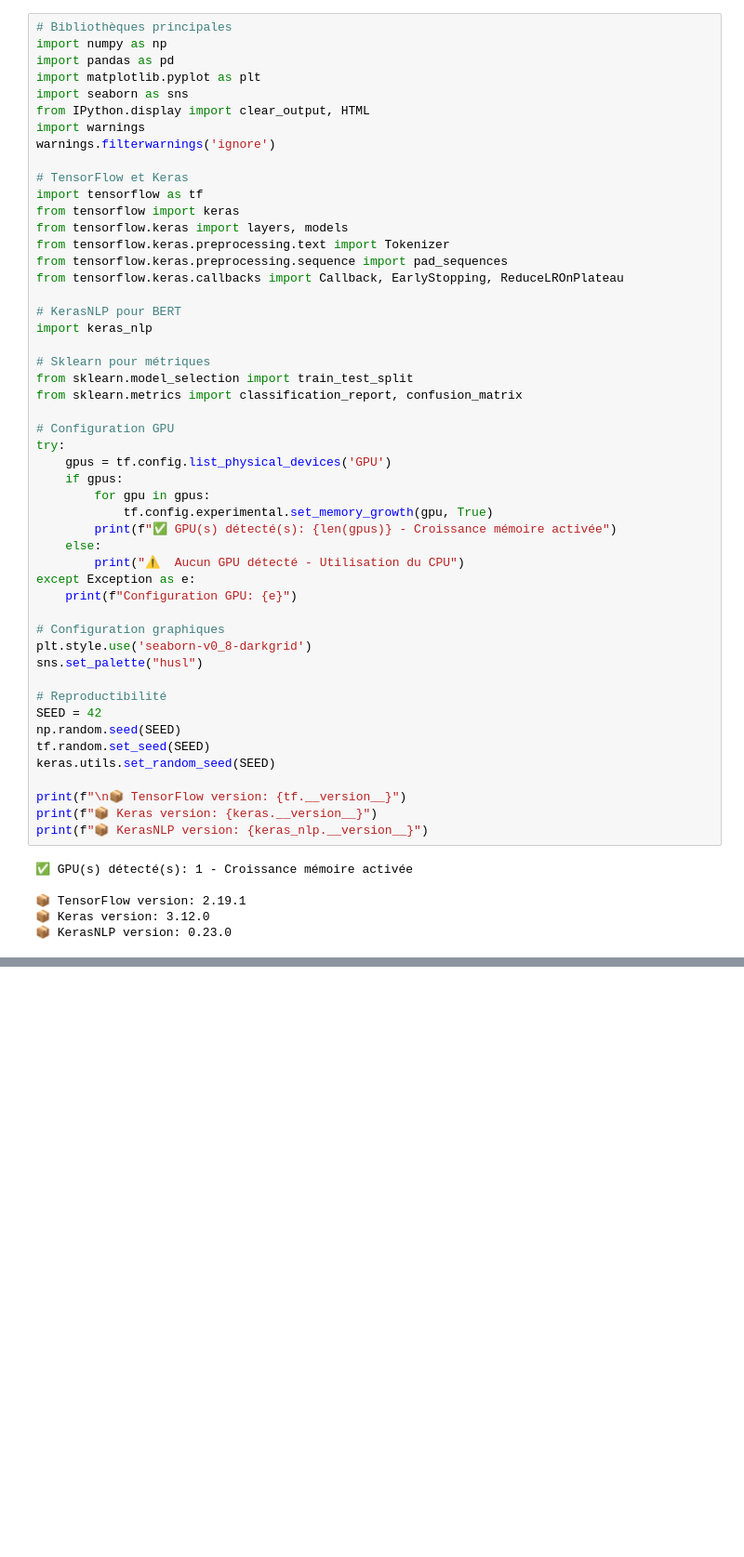
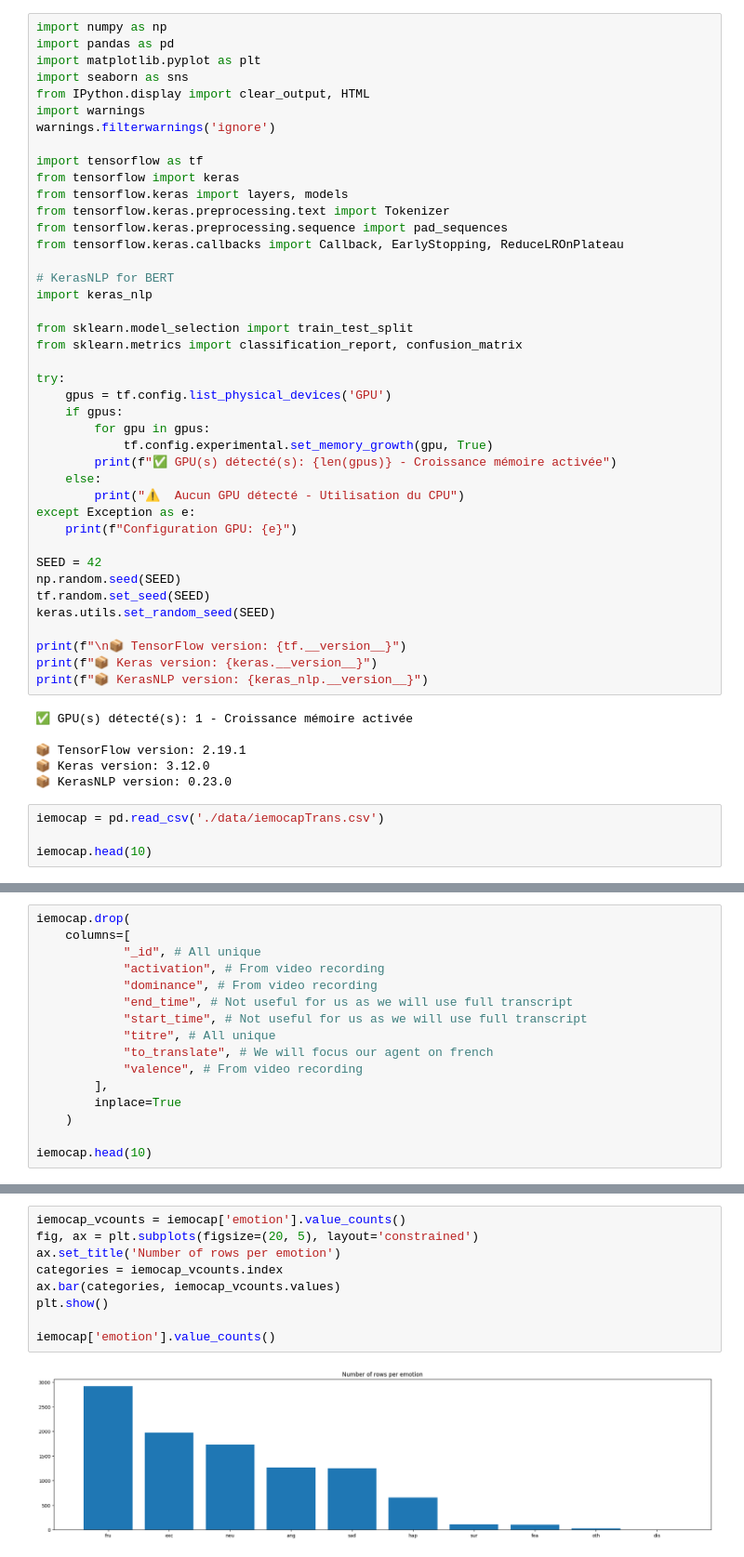
Before and after one commit to Nicoweed/Echo-DL, a Jupyter notebook: data_import.ipynb, the cells around one changed output, grey strips where cells are left out. Shown: that part at 93% size. Saved outputs shown, nothing was run; the diff lists cells and outputs as text; blank space fills up the shorter version.

Commit message:
feat: data cleaning and balancing

```diff
--- a/data_import.ipynb
+++ b/data_import.ipynb
@@ -3,7 +3,6 @@
 # Part 1: Data import
 # --------------------------------
 # %%
-# Bibliothèques principales
 import numpy as np
 import pandas as pd
 import matplotlib.pyplot as plt
@@ -12,7 +11,6 @@ from IPython.display import clear_output, HTML
 import warnings
 warnings.filterwarnings('ignore')
 
-# TensorFlow et Keras
 import tensorflow as tf
 from tensorflow import keras
 from tensorflow.keras import layers, models
@@ -20,14 +18,12 @@ from tensorflow.keras.preprocessing.text import Tokenizer
 from tensorflow.keras.preprocessing.sequence import pad_sequences
 from tensorflow.keras.callbacks import Callback, EarlyStopping, ReduceLROnPlateau
 
-# KerasNLP pour BERT
+# KerasNLP for BERT
 import keras_nlp
 
-# Sklearn pour métriques
 from sklearn.model_selection import train_test_split
 from sklearn.metrics import classification_report, confusion_matrix
 
-# Configuration GPU
 try:
     gpus = tf.config.list_physical_devices('GPU')
     if gpus:
@@ -39,11 +35,6 @@ try:
 except Exception as e:
     print(f"Configuration GPU: {e}")
 
-# Configuration graphiques
-plt.style.use('seaborn-v0_8-darkgrid')
-sns.set_palette("husl")
-
-# Reproductibilité
 SEED = 42
 np.random.seed(SEED)
 tf.random.set_seed(SEED)
@@ -58,3 +49,7 @@ print(f"📦 KerasNLP version: {keras_nlp.__version__}")
 📦 TensorFlow version: 2.19.1
 📦 Keras version: 3.12.0
 📦 KerasNLP version: 0.23.0
+# %%
+iemocap = pd.read_csv('./data/iemocapTrans.csv')
+
+iemocap.head(10)
@@ -60,0 +106,16 @@ print(f"📦 KerasNLP version: {keras_nlp.__version__}")
+# %%
+iemocap.drop(
+    columns=[
+            "_id", # All unique
+            "activation", # From video recording
+            "dominance", # From video recording
+            "end_time", # Not useful for us as we will use full transcript
+            "start_time", # Not useful for us as we will use full transcript
+            "titre", # All unique
+            "to_translate", # We will focus our agent on french
+            "valence", # From video recording
+        ],
+        inplace=True
+    )
+
+iemocap.head(10)
@@ -60,0 +134,11 @@ print(f"📦 KerasNLP version: {keras_nlp.__version__}")
+# %%
+iemocap_vcounts = iemocap['emotion'].value_counts()
+fig, ax = plt.subplots(figsize=(20, 5), layout='constrained')
+ax.set_title('Number of rows per emotion')
+categories = iemocap_vcounts.index
+ax.bar(categories, iemocap_vcounts.values)
+plt.show()
+
+iemocap['emotion'].value_counts()
+# %% [output]
+[figure, added]
```
Also changed, not shown: parts of 15 cells of this notebook.
